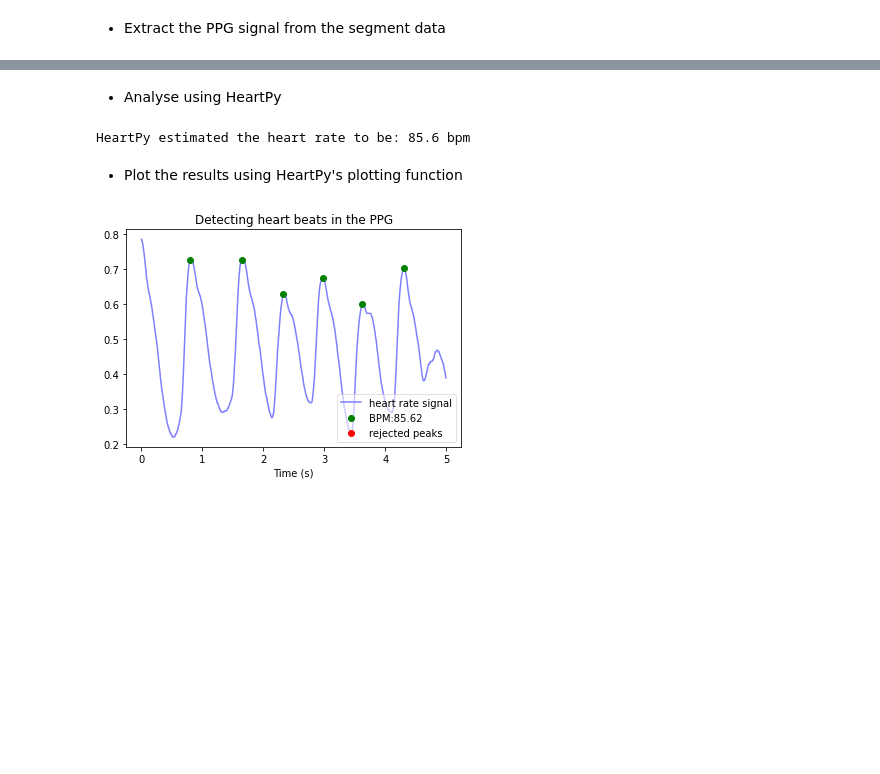
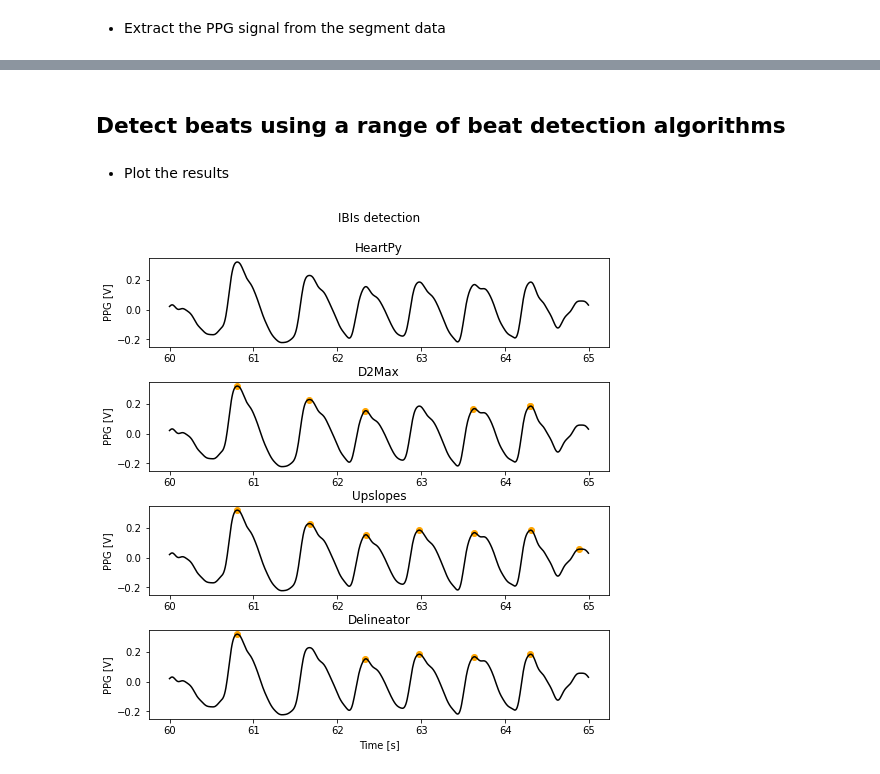
Before and after one commit to wfdb/mimic_wfdb_tutorials, a Jupyter notebook: content/tutorial/notebooks/beat-detection.ipynb, the cells around one changed output, grey strips where cells are left out. Drawn from its saved outputs; the diff is of its cells as text; code cells hidden in the pictures; blank space fills up the shorter version.

Commit message:
updated beat detection tutorial to include Elisa's codes

```diff
--- a/content/tutorial/notebooks/beat-detection.ipynb
+++ b/content/tutorial/notebooks/beat-detection.ipynb
@@ -77,0 +83,4 @@ ppg = segment_data.p_signal[:,2]
+# %%
+sos_ppg = sp.butter(10, [0.7, 10], btype = 'bp', analog = False, output = 'sos', fs = segment_data.fs)
+w, h = sp.sosfreqz(sos_ppg, 2000, fs = fs)
+ppg_filt = sp.sosfiltfilt(sos_ppg, ppg)
@@ -94,9 +1088,9 @@ import heartpy as hp
 # %% [markdown]
-- Analyse using HeartPy
+## Detect beats using a range of beat detection algorithms
 # %%
-working_data, measures = hp.process(ppg, fs)
-print("HeartPy estimated the heart rate to be: {:.1f} bpm".format(measures['bpm']))
+#ibis_heartpy = pulse_detect(ppg_filt,fs,5,'heartpy') # note from Pete: I couldn't get heartpy to work
+ibis_d2max = pulse_detect(ppg_filt,fs,5,'d2max')
+ibis_upslopes = pulse_detect(ppg_filt,fs,5,'upslopes')
+ibis_delineator = pulse_detect(ppg_filt,fs,5,'delineator')
-# %% [output]
-HeartPy estimated the heart rate to be: 85.6 bpm
 # %% [markdown]
-- Plot the results using HeartPy's plotting function
+- Plot the results
@@ -103,4 +1099,35 @@ HeartPy estimated the heart rate to be: 85.6 bpm
 # %%
-hp.plotter(working_data, measures, title='Detecting heart beats in the PPG')
+fig, (ax1,ax2,ax3,ax4) = plt.subplots(4, 1, sharex = False, sharey = False, figsize = (8,8))
+fig.suptitle('IBIs detection')
+
+t = np.arange(start_seconds,(start_seconds + no_seconds_to_load),1.0/fs)
+
+ax1.plot(t, ppg_filt, color = 'black')
+#ax1.scatter(t[0] + ibis_heartpy/fs, ppg_filt[ibis_heartpy], color = 'orange', marker = 'o')
+ax1.set_ylabel('PPG [V]')
+ax1.set_title('HeartPy')
+
+ax2.plot(t, ppg_filt, color = 'black')
+ax2.scatter(t[0] + ibis_d2max/fs, ppg_filt[ibis_d2max], color = 'orange', marker = 'o')
+ax2.set_ylabel('PPG [V]')
+ax2.set_title('D2Max')
+
+ax3.plot(t, ppg_filt, color = 'black')
+ax3.scatter(t[0] + ibis_upslopes/fs, ppg_filt[ibis_upslopes], color = 'orange', marker = 'o')
+ax3.set_ylabel('PPG [V]')
+ax3.set_title('Upslopes')
+
+ax4.plot(t, ppg_filt, color = 'black')
+ax4.scatter(t[0] + ibis_delineator/fs, ppg_filt[ibis_delineator], color = 'orange', marker = 'o')
+ax4.set_xlabel('Time [s]')
+ax4.set_ylabel('PPG [V]')
+ax4.set_title('Delineator')
+
+plt.subplots_adjust(left = 0.1,
+                    bottom = 0.1,
+                    right = 0.9,
+                    top = 0.9,
+                    wspace = 0.4,
+                    hspace = 0.4)
 # %% [output]
-[figure, old version]
+[figure, new version]
```
Also changed, not shown: parts of 24 cells of this notebook.
